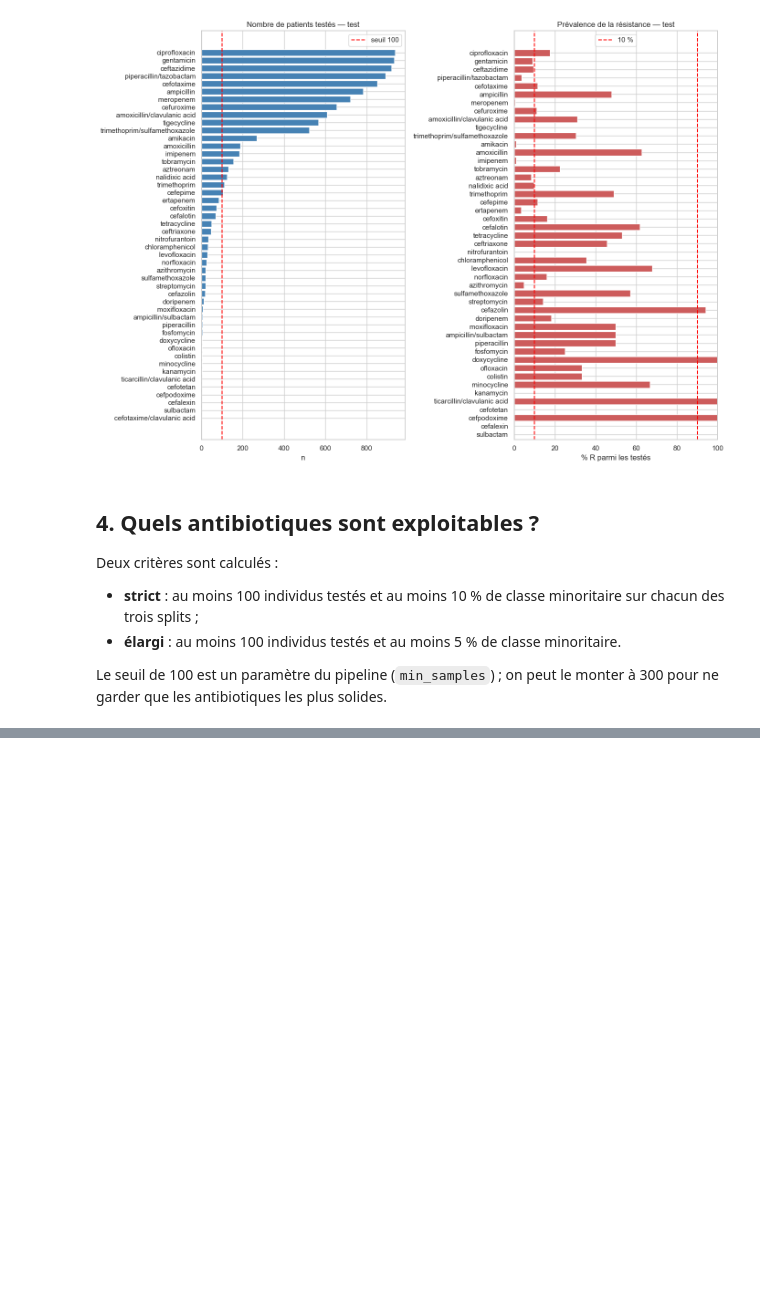
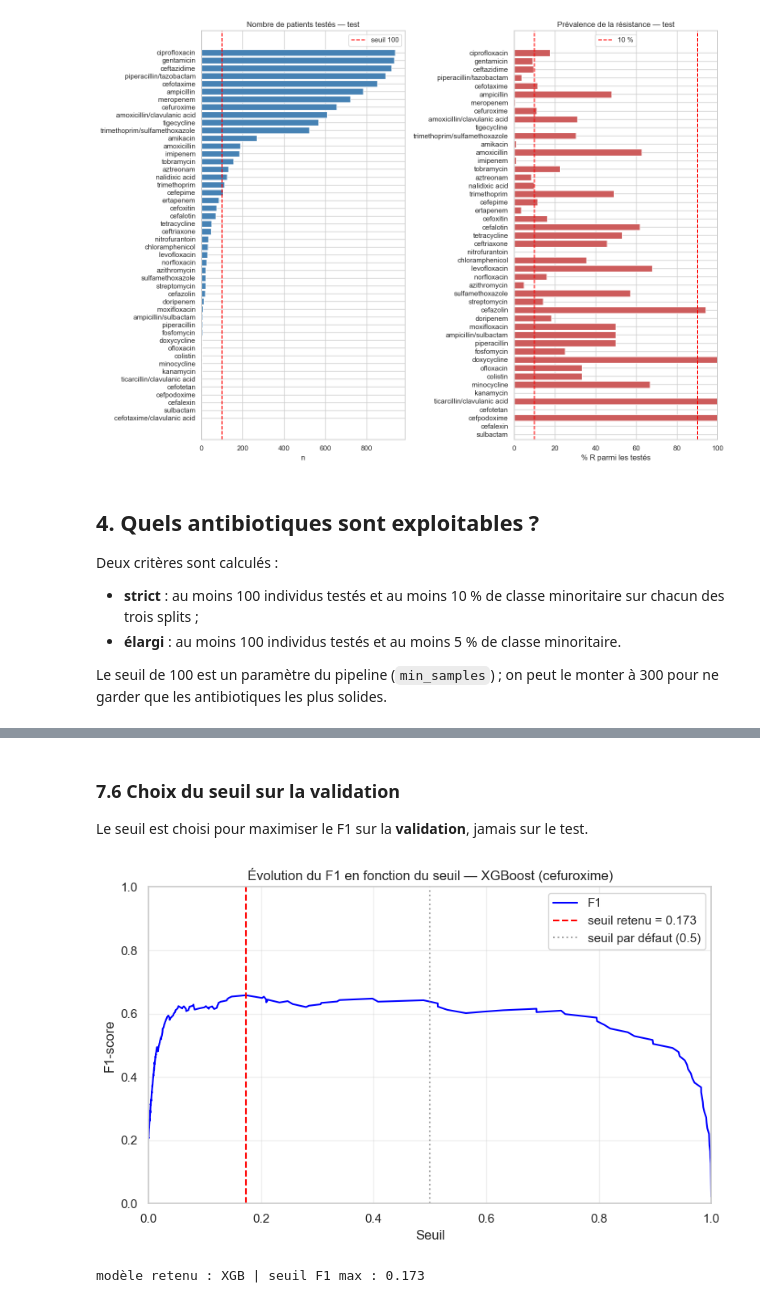
Before and after one commit to HinBenjamin/Projet_ML_and_DL, a Jupyter notebook: notebooks/all_antibiotic.ipynb, the cells around one changed output, grey strips where cells are left out. Cells and saved outputs as stored; diff of their text form; code cells hidden in the pictures; blank space fills up the shorter version.

```diff
--- a/notebooks/all_antibiotic.ipynb
+++ b/notebooks/all_antibiotic.ipynb
@@ -463,0 +539,4 @@ Résistants réels   : 165
+# %%
+model_rf = RandomForestClassifier(random_state=SEED, n_jobs=-1)
+model_rf.fit(X_train, y_train)
+res_rf = evaluate("RandomForest — validation", model_rf, X_val, y_val)
@@ -463,0 +557,5 @@ Résistants réels   : 165
+# %%
+model_xgb = XGBClassifier(random_state=SEED)
+model_xgb.fit(X_train, y_train)
+
+res_xgb = evaluate("XGBoost — validation", model_xgb, X_val, y_val)
@@ -463,0 +609,33 @@ Résistants réels   : 165
+# %% [markdown]
+### 7.6 Choix du seuil sur la validation
+
+Le seuil est choisi pour maximiser le F1 sur la **validation**, jamais sur le test.
+# %%
+proba_val_xgb = model_xgb.predict_proba(X_val)[:, 1]
+
+prec, rec, thr = precision_recall_curve(y_val, proba_val_xgb)
+f1_curve = 2 * prec * rec / np.clip(prec + rec, 1e-9, None)
+f1_plot = f1_curve[:-1]
+
+best_thr = float(thr[np.argmax(f1_plot)])
+
+fig, ax = plt.subplots(figsize=(8, 5))
+ax.plot(thr, f1_plot, color="blue", label="F1")
+ax.axvline(best_thr, color="red", linestyle="--",
+           label=f"seuil retenu = {best_thr:.3f}")
+ax.axvline(0.5, color="grey", linestyle=":", alpha=0.7,
+           label="seuil par défaut (0.5)")
+ax.set_xlabel("Seuil")
+ax.set_ylabel("F1-score")
+ax.set_title(f"Évolution du F1 en fonction du seuil — XGBoost ({ATB})")
+ax.set_xlim(0, 1)
+ax.set_ylim(0, 1)
+ax.legend()
+ax.grid(alpha=0.3)
+plt.tight_layout()
+plt.show()
+
+print(f"modèle retenu : XGB | seuil F1 max : {best_thr:.3f}")
+# %% [output]
+[figure, added]
+modèle retenu : XGB | seuil F1 max : 0.173
```
Also changed, not shown: parts of 67 cells of this notebook, 58 other files.
